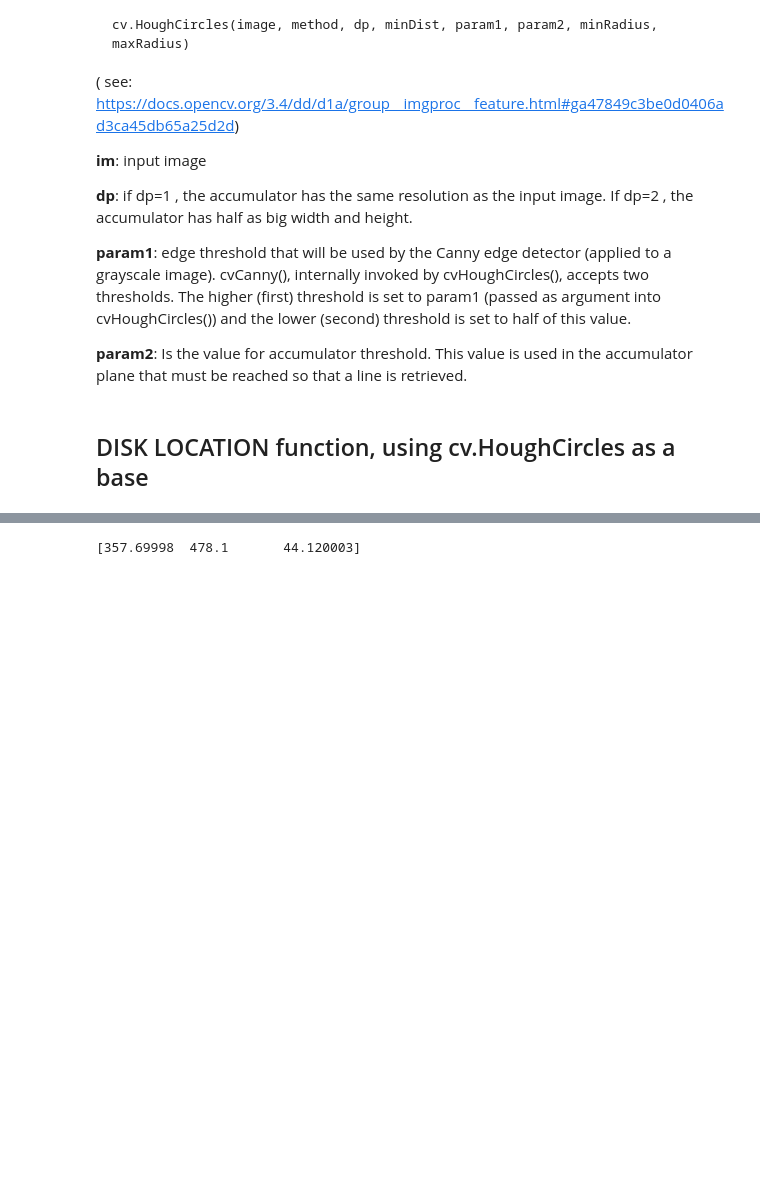
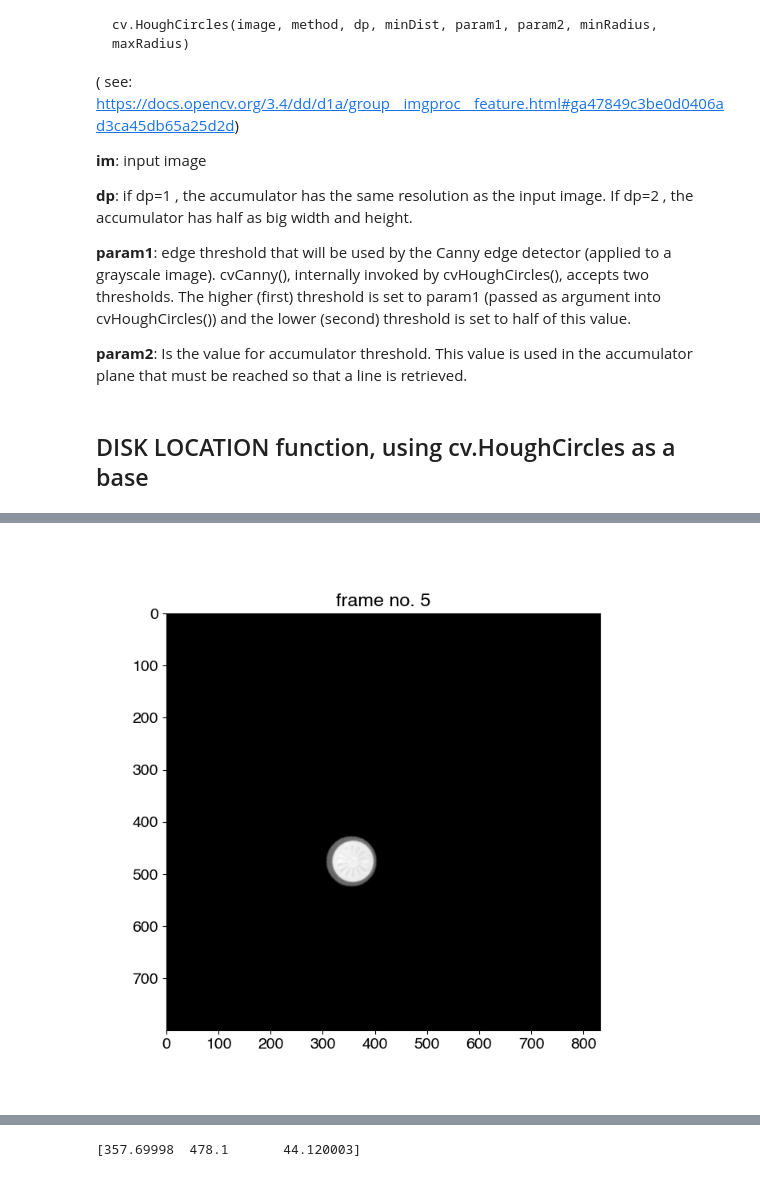
Before and after one commit to fvegar/brownian, a Jupyter notebook: brownian.ipynb, the cells around one changed output, grey strips where cells are left out. Cells and saved outputs as stored; diff of their text form; code cells hidden in the pictures; blank space fills up the shorter version.

```diff
--- a/brownian.ipynb
+++ b/brownian.ipynb
@@ -287,0 +318,5 @@ array([[357.75, 477.75,  54.05],
+# %%
+plt.close(5)
+pltdisplay( 7, cv.GaussianBlur( disk_mask, (5,5),0), 5)
+# %% [output]
+[figure, added]
```
Also changed, not shown: parts of 32 cells of this notebook.
